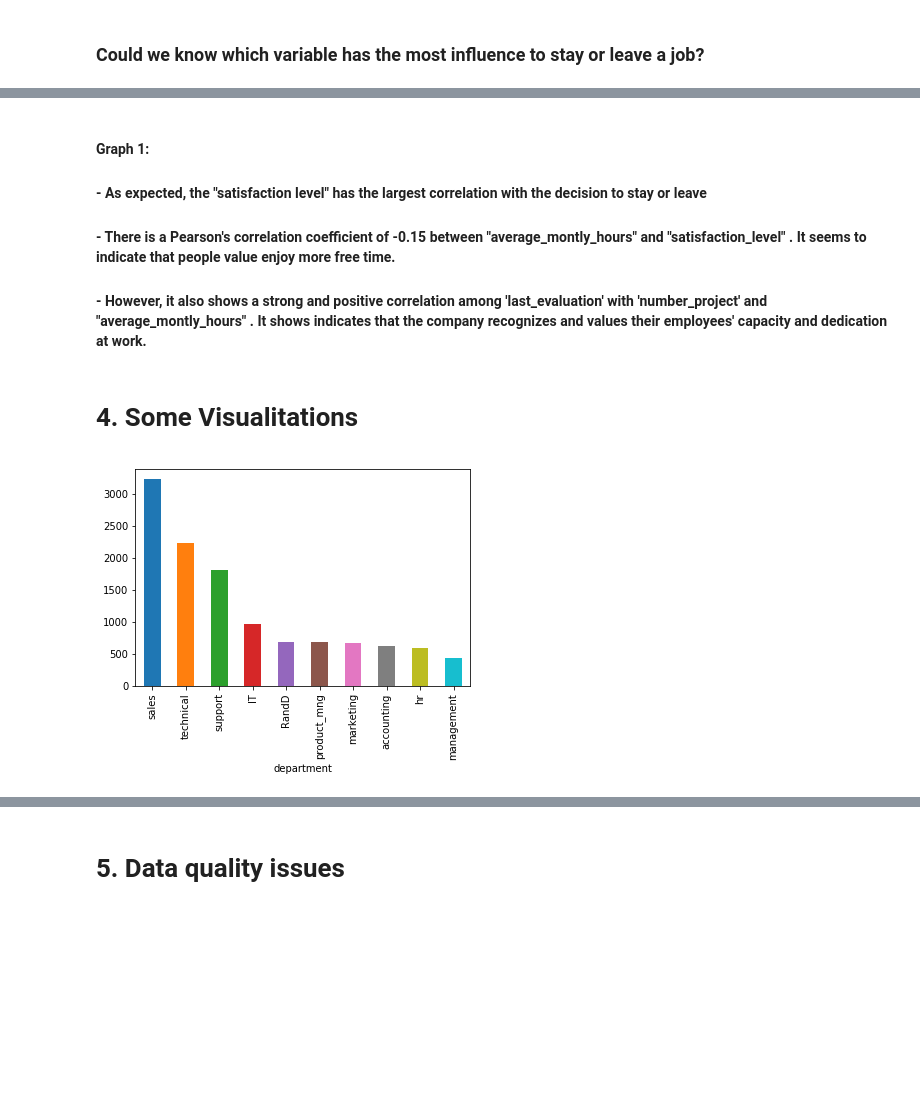
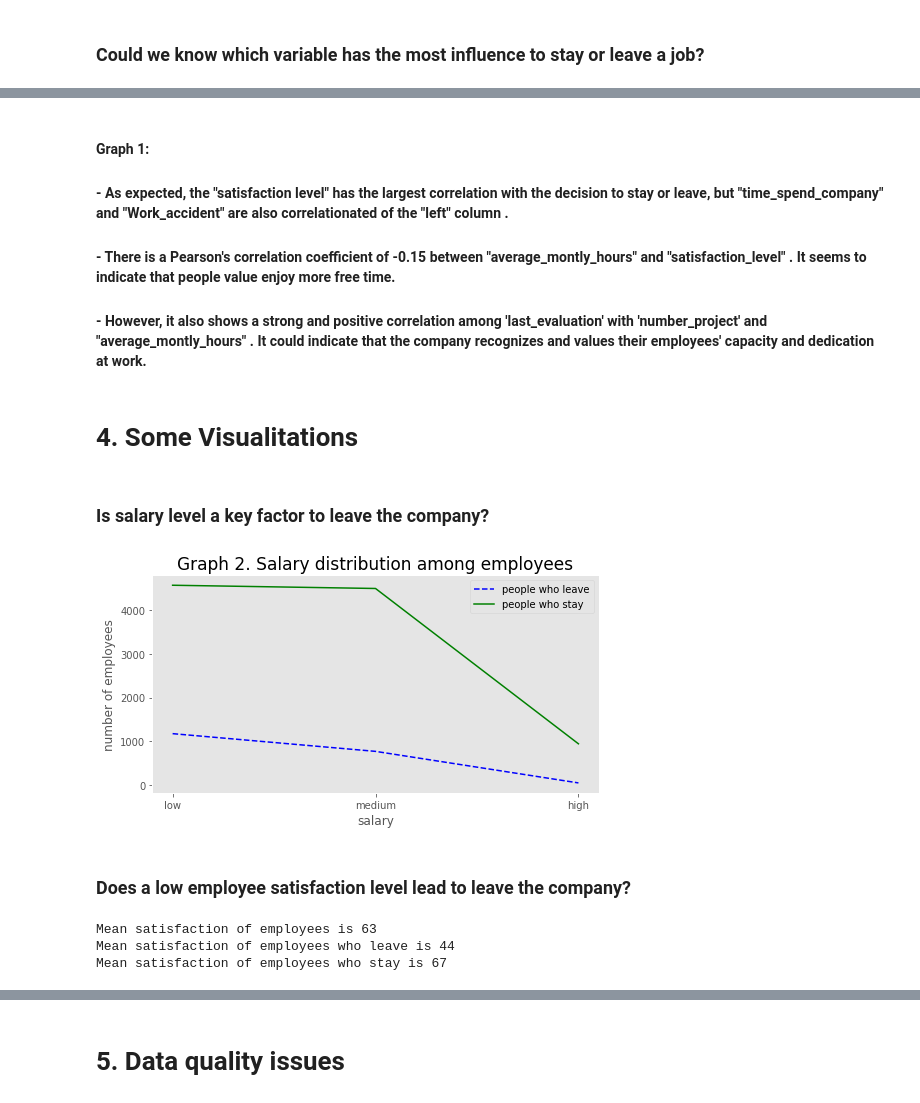
Before and after one commit to MariaGamero/TFM-ReasonsforEmployeeTurnover, a Jupyter notebook: Employee_retention.ipynb, the cells around one changed output, grey strips where cells are left out. Saved outputs shown, nothing was run; the diff lists cells and outputs as text; code cells hidden in the pictures; blank space fills up the shorter version.

Commit message:
some visualization added

```diff
--- a/Employee_retention.ipynb
+++ b/Employee_retention.ipynb
@@ -115,2 +118,3 @@ hr_no_dupl.describe()
 # %%
-len(hr_no_dupl[hr_no_dupl.left == 1])/len(hr_no_dupl)*100
+people_who_leave=hr_no_dupl[hr_no_dupl.left == 1]
+people_who_stay=hr_no_dupl[hr_no_dupl.left == 0]
@@ -134,14 +147,38 @@ plt.show()
 # %% [markdown]
 #### Graph 1:
 
-####    - As expected,  the "satisfaction level"  has the largest correlation with the decision to stay or leave
+
+####    - As expected,  the "satisfaction level"  has the largest correlation with the decision to stay or leave, but "time_spend_company" and "Work_accident" are also correlationated of the "left" column .
 ####    - There is a Pearson's correlation coefficient of -0.15 between "average_montly_hours" and "satisfaction_level" . It seems to indicate that people value enjoy more free time.
-####    - However,  it also shows a strong and positive correlation among 'last_evaluation'  with 'number_project' and "average_montly_hours" . It shows indicates that the company recognizes and values their employees' capacity and dedication at work.
+####    - However,  it also shows a strong and positive correlation among 'last_evaluation'  with 'number_project' and "average_montly_hours" . It could  indicate that the company recognizes and values their employees' capacity and dedication at work.
 # %% [markdown]
 # 4. Some Visualitations
-# %%
-#plot department
-hr_no_dupl.groupby('department')['left'].count().sort_values(ascending=False).plot.bar()
-plt.show()
-# %% [output]
-[figure, removed]
+# %% [markdown]
+### Is salary level a key factor to leave the company?
+# %%
+X=hr_no_dupl['salary'].unique()
+Y1=people_who_leave.groupby(['salary'])['left'].count().reset_index().sort_values('left', ascending=False ).left.values
+Y2=people_who_stay.groupby(['salary'])['left'].count().reset_index().sort_values('left', ascending=False ).left.values
+
+
+plt.figure(figsize=(8,4))
+plt.plot(X,Y1,'b--')
+plt.plot(X,Y2,c='green')
+plt.title("Graph 2. Salary distribution among employees",fontsize = 17)
+plt.xlabel(r"salary")
+plt.ylabel(r"number of employees")
+plt.legend(['people who leave','people who stay'])
+plt.grid()
+plt.show()
+# %% [output]
+[figure, added]
+# %% [markdown]
+### Does a low employee satisfaction level lead to leave the company?
+# %%
+print('Mean satisfaction of employees is %.f'%(hr_no_dupl.satisfaction_level.mean()*100))
+print('Mean satisfaction of employees who leave is %.f' %(people_who_leave.satisfaction_level.mean()*100))
+print('Mean satisfaction of employees who stay is %.f' %(people_who_stay.satisfaction_level.mean()*100))
+# %% [output]
+Mean satisfaction of employees is 63
+Mean satisfaction of employees who leave is 44
+Mean satisfaction of employees who stay is 67
```
Also changed, not shown: parts of 10 cells of this notebook.
